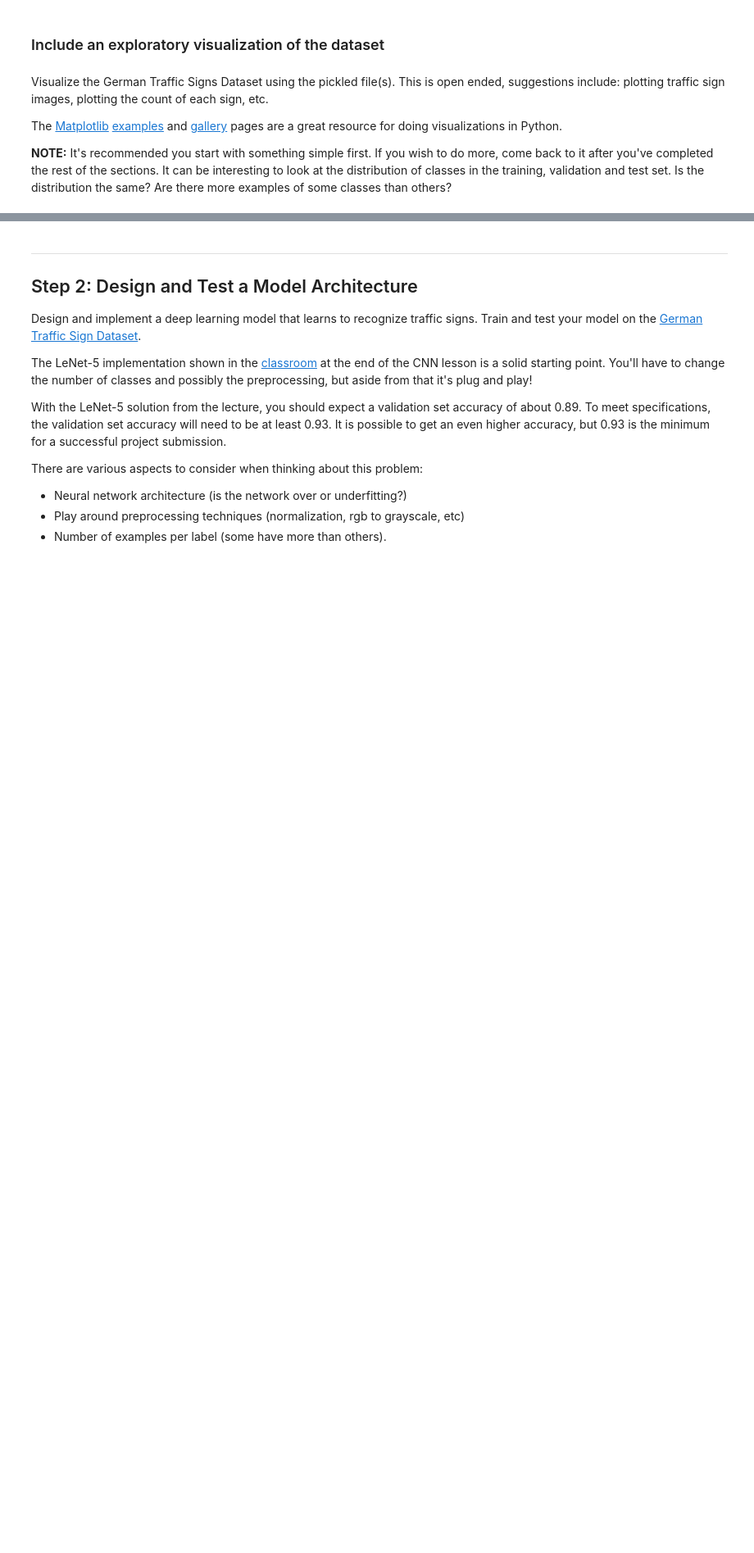
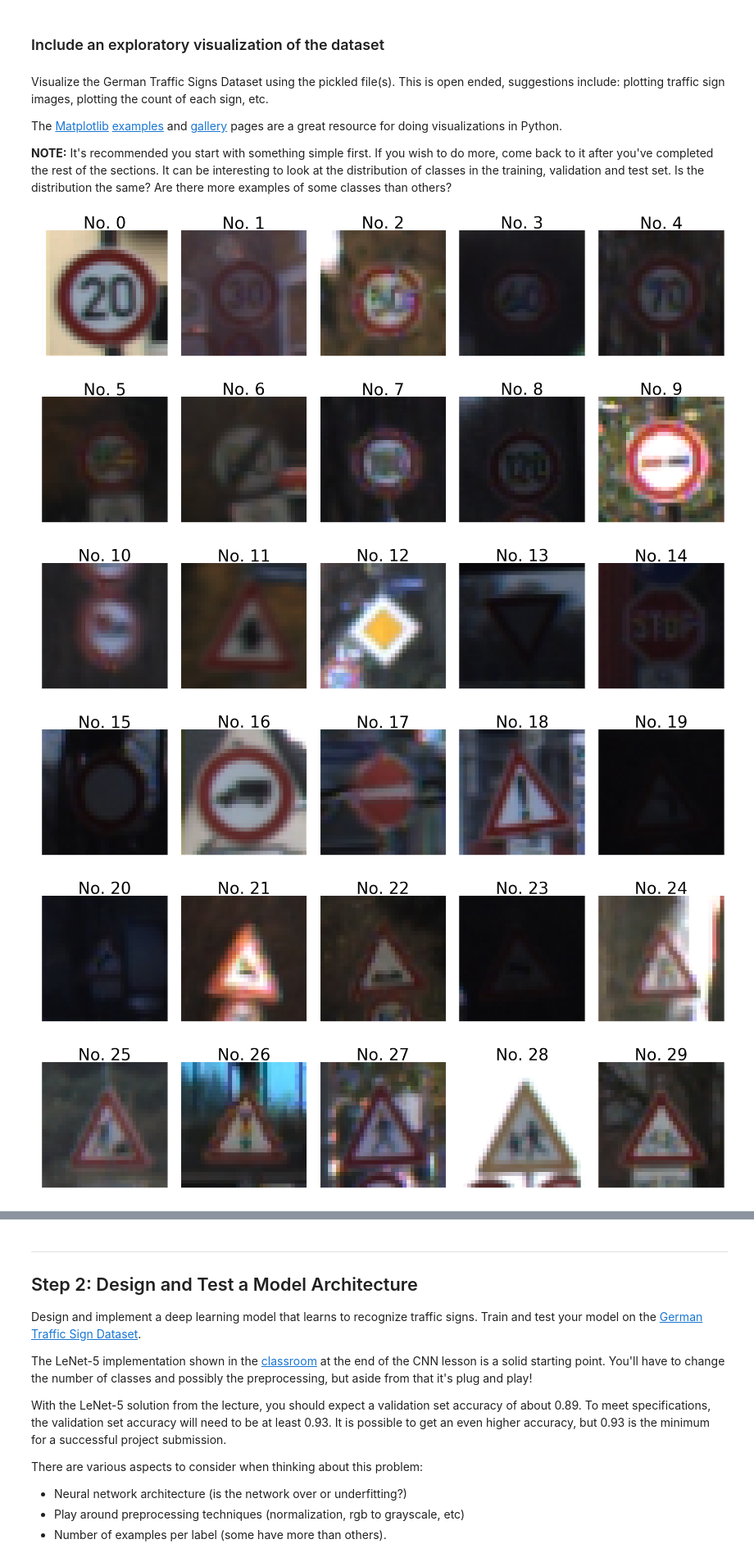
Before and after one commit to landOfTigers/CarND-Traffic-Sign-Classifier-Project, a Jupyter notebook: Traffic_Sign_Classifier.ipynb, the cells around one changed output, grey strips where cells are left out. Shown: that part at 82% size. Saved outputs shown, nothing was run; the diff lists cells and outputs as text; code cells hidden in the pictures; blank space fills up the shorter version.

Commit message:
plot example images of each traffic sign

```diff
--- a/Traffic_Sign_Classifier.ipynb
+++ b/Traffic_Sign_Classifier.ipynb
@@ -101,0 +96,33 @@ import matplotlib.pyplot as plt
+# %%
+### Data exploration visualization code goes here.
+### Feel free to use as many code cells as needed.
+import matplotlib.pyplot as plt
+# Visualizations will be shown in the notebook.
+%matplotlib inline
+
+imagesPerLine = 5
+
+for signNumber in range(0, n_classes, imagesPerLine):
+    ax = [None]*imagesPerLine
+    f, ax = plt.subplots(1, imagesPerLine, figsize=(24, 9))
+    for i in range(imagesPerLine):
+        ax[i].axis('off')
+        items = np.where(y_train==signNumber+i)[0]
+        if(items.size):
+            itemindex = items[0]
+            ax[i].imshow(X_train[itemindex])
+            ax[i].set_title('No. ' + str(y_train[itemindex]), fontsize=40)
+        else:
+            # fill last line with white boxes to stay in plotting grid
+            whiteBox = np.full(image_shape, 255, dtype=np.uint8)
+            ax[i].imshow(whiteBox)
+
+    plt.subplots_adjust(left=0., right=1, top=0.9, bottom=0.)
+    f.tight_layout()
+# %% [output]
+[figure, added]
+[figure, added]
+[figure, added]
+[figure, added]
+[figure, added]
+[figure, added]
```
Also changed, not shown: parts of 2 cells of this notebook.
